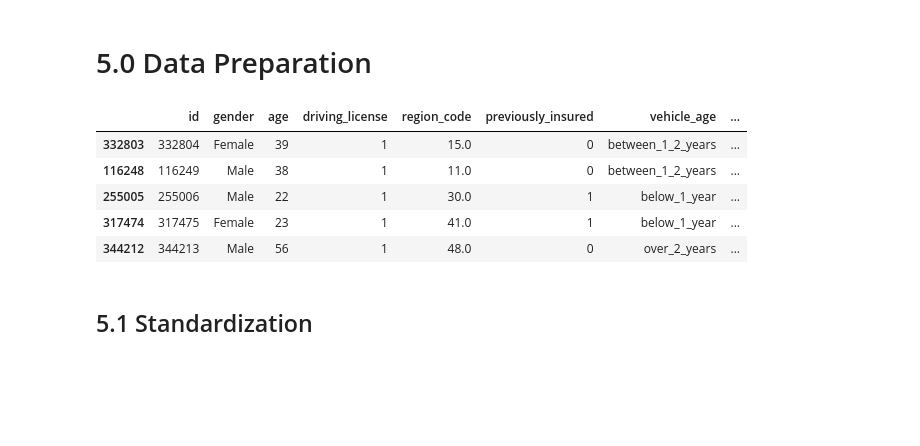
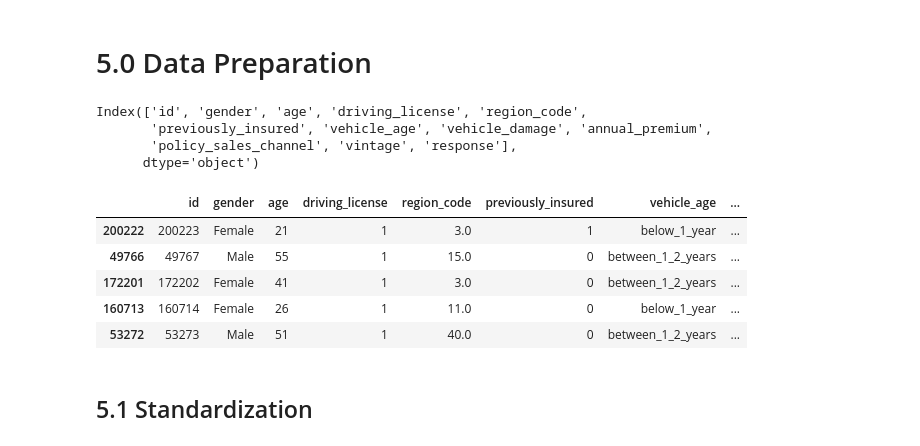
Before and after one commit to kevincirne/pa004-health-insurance-cross-sell, a Jupyter notebook: notebooks/1.0.kcl_health_insurence_cross-sell.ipynb, the cells around one changed output. Saved outputs shown, nothing was run; the diff lists cells and outputs as text; code cells hidden in the pictures; blank space fills up the shorter version.

```diff
--- a/notebooks/1.0.kcl_health_insurence_cross-sell.ipynb
+++ b/notebooks/1.0.kcl_health_insurence_cross-sell.ipynb
@@ -262,6 +264,13 @@ sns.histplot(aux00);
 # 5.0 Data Preparation
 # %%
 df5 = df4.copy()
+# %%
+df5.columns
+# %% [output]
+Index(['id', 'gender', 'age', 'driving_license', 'region_code',
+       'previously_insured', 'vehicle_age', 'vehicle_damage', 'annual_premium',
+       'policy_sales_channel', 'vintage', 'response'],
+      dtype='object')
 # %%
 X = df4.drop('response', axis=1)
 y = df4['response'].copy()
@@ -270,11 +279,11 @@ x_train, x_validation, y_train, y_validation = train_test_split(X, y, test_size=
 
 df5 = pd.concat([x_train, y_train], axis=1)
 # %%
-df5.head()
+x_validation.head()
 # %% [output]
 |  | id | gender | age | driving_license | region_code | previously_insured | vehicle_age | ... |
-| 332803 | 332804 | Female | 39 | 1 | 15.0 | 0 | between_1_2_years | ... |
-| 116248 | 116249 | Male | 38 | 1 | 11.0 | 0 | between_1_2_years | ... |
-| 255005 | 255006 | Male | 22 | 1 | 30.0 | 1 | below_1_year | ... |
-| 317474 | 317475 | Female | 23 | 1 | 41.0 | 1 | below_1_year | ... |
-| 344212 | 344213 | Male | 56 | 1 | 48.0 | 0 | over_2_years | ... |
+| 200222 | 200223 | Female | 21 | 1 | 3.0 | 1 | below_1_year | ... |
+| 49766 | 49767 | Male | 55 | 1 | 15.0 | 0 | between_1_2_years | ... |
+| 172201 | 172202 | Female | 41 | 1 | 3.0 | 0 | between_1_2_years | ... |
+| 160713 | 160714 | Female | 26 | 1 | 11.0 | 0 | below_1_year | ... |
+| 53272 | 53273 | Male | 51 | 1 | 40.0 | 0 | between_1_2_years | ... |
```
Also changed, not shown: parts of 29 cells of this notebook, 21 other files.
